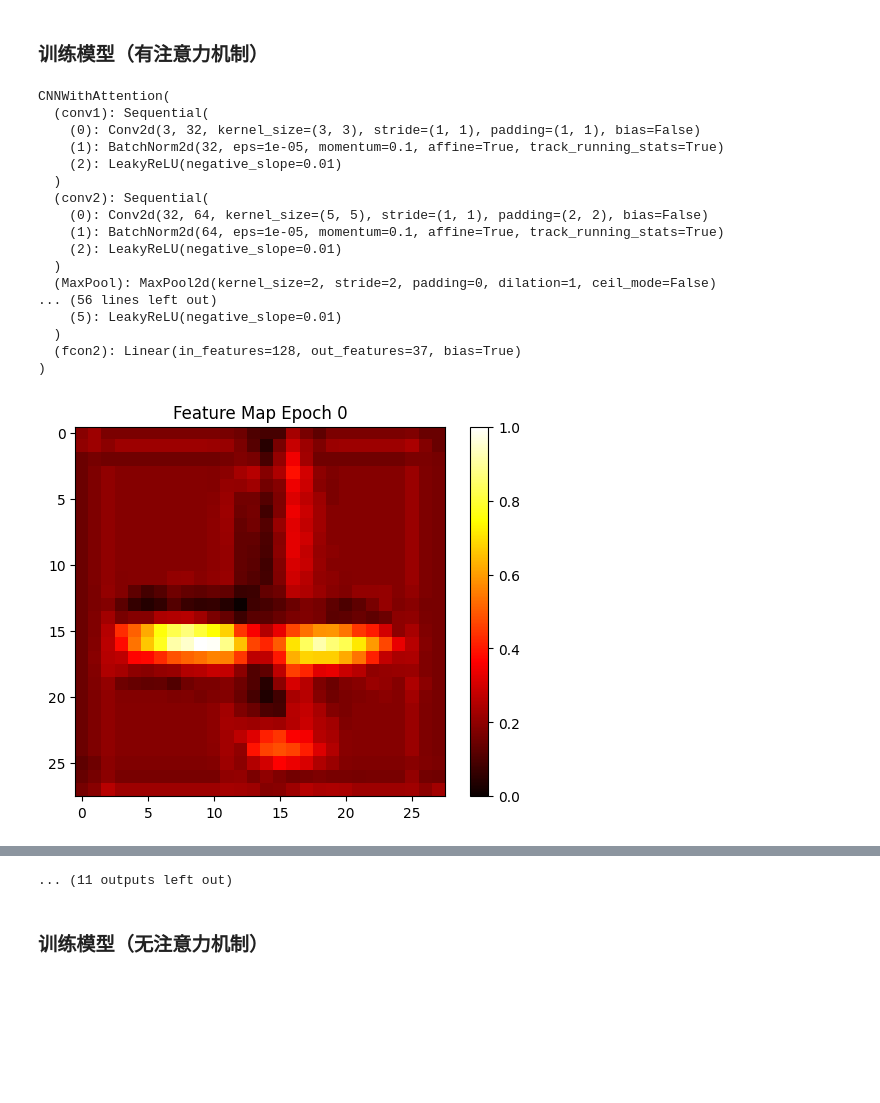
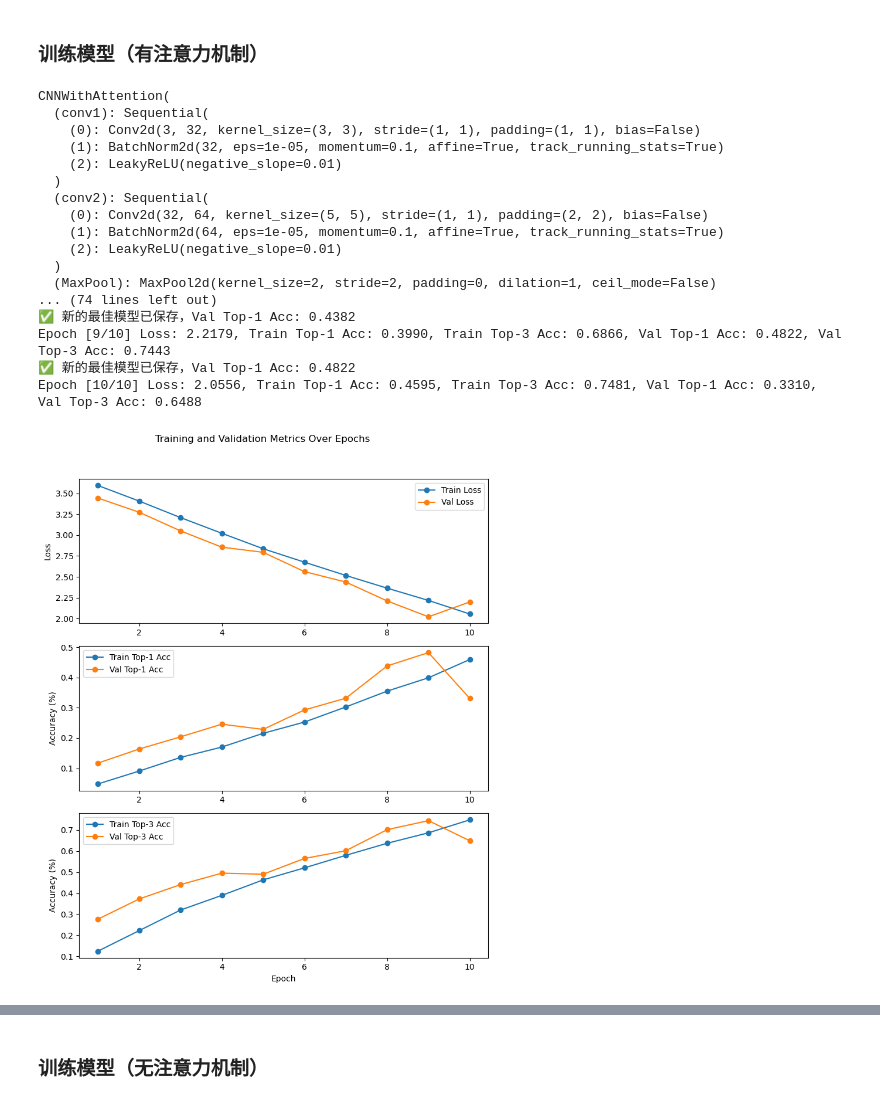
Before and after one commit to Authcult/Com_Intelligent_work, a Jupyter notebook: myCnn.ipynb, the cells around one changed output, grey strips where cells are left out. Drawn from its saved outputs; the diff is of its cells as text; code cells hidden in the pictures; blank space fills up the shorter version.

Commit message:
feat(myCnn): 重构训练流程并添加特征图可视化
- 重构了 CNNWithAttention 模型的前向传播逻辑
- 改进了训练和验证流程,增加了早停机制
- 添加了特征图可视化功能,可定期保存特征图
- 优化了绘图代码,提高了图表的可读性和美观性
- 增加了更多的日志记录和控制台输出,便于监控训练过程

```diff
--- a/myCnn.ipynb
+++ b/myCnn.ipynb
@@ -18,7 +18,7 @@ LR = 1e-4  # 学习率
 # %%
 transform = AlbumentationsTransform()  # 使用数据增强
 
-train_loader, val_loader, test_loader, full_dataset = split_dataset(
+train_loader, val_loader, test_loader1, full_dataset = split_dataset(
     root_dir=ROOT_DIR,
     transform=transform,
     train_ratio=0.7,
@@ -32,7 +32,7 @@ train_loader, val_loader, test_loader, full_dataset = split_dataset(
 # 打印数据集大小
 print(f"训练集大小: {len(train_loader.dataset)}")
 print(f"验证集大小: {len(val_loader.dataset)}")
-print(f"测试集大小: {len(test_loader.dataset)}")
+print(f"测试集大小: {len(test_loader1.dataset)}")
 
 # 获取类别数量
 label_num = len(full_dataset.class_to_idx)
@@ -65,34 +65,34 @@ plt.show()
 # %% [markdown]
 ### 训练模型（有注意力机制）
 # %%
-model = CNNWithAttention(label_num, use_attention=True) # 调用模型
-print(model)
+CNNWithAttention = CNNWithAttention(label_num, use_attention=True) # 调用模型
+print(CNNWithAttention)
 train_and_validate(
-    model=model,
+    model=CNNWithAttention,
     train_loader=train_loader,
     val_loader=val_loader,
-    epochs=EPOCH,
+    epochs=10,
     device=device,
     save_path="cnn_res_attention_aug_best.pth",
 )
 
 print("训练结束。")
 # %% [output]
 CNNWithAttention(
   (conv1): Sequential(
     (0): Conv2d(3, 32, kernel_size=(3, 3), stride=(1, 1), padding=(1, 1), bias=False)
     (1): BatchNorm2d(32, eps=1e-05, momentum=0.1, affine=True, track_running_stats=True)
     (2): LeakyReLU(negative_slope=0.01)
   )
   (conv2): Sequential(
     (0): Conv2d(32, 64, kernel_size=(5, 5), stride=(1, 1), padding=(2, 2), bias=False)
     (1): BatchNorm2d(64, eps=1e-05, momentum=0.1, affine=True, track_running_stats=True)
     (2): LeakyReLU(negative_slope=0.01)
   )
   (MaxPool): MaxPool2d(kernel_size=2, stride=2, padding=0, dilation=1, ceil_mode=False)
-... (56 lines left out)
-    (5): LeakyReLU(negative_slope=0.01)
-  )
-  (fcon2): Linear(in_features=128, out_features=37, bias=True)
-)
+... (74 lines left out)
+✅ 新的最佳模型已保存，Val Top-1 Acc: 0.4382
+Epoch [9/10] Loss: 2.2179, Train Top-1 Acc: 0.3990, Train Top-3 Acc: 0.6866, Val Top-1 Acc: 0.4822, Val Top-3 Acc: 0.7443
+✅ 新的最佳模型已保存，Val Top-1 Acc: 0.4822
+Epoch [10/10] Loss: 2.0556, Train Top-1 Acc: 0.4595, Train Top-3 Acc: 0.7481, Val Top-1 Acc: 0.3310, Val Top-3 Acc: 0.6488
-[figure, old version]
+[figure, new version]
@@ -173,4 +101,3 @@ Epoch [50/500] Loss: 0.3084, Train Top-1 Acc: 0.9009, Train Top-3 Acc: 0.9860, V
-... (11 outputs left out)
 # %% [markdown]
 ### 训练模型（无注意力机制）
 # %%
```
Also changed, not shown: parts of 12 cells of this notebook, 2 other files.
